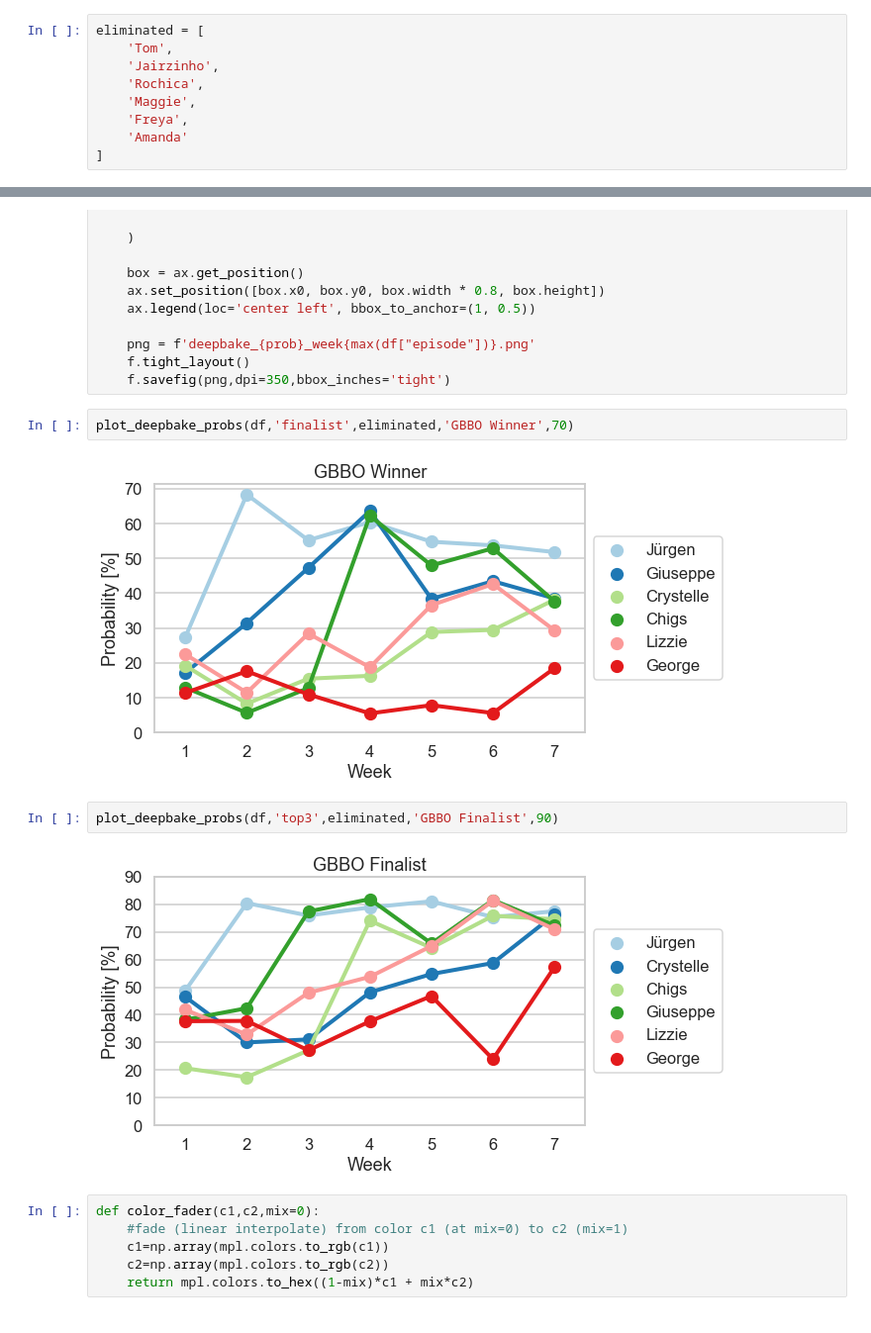
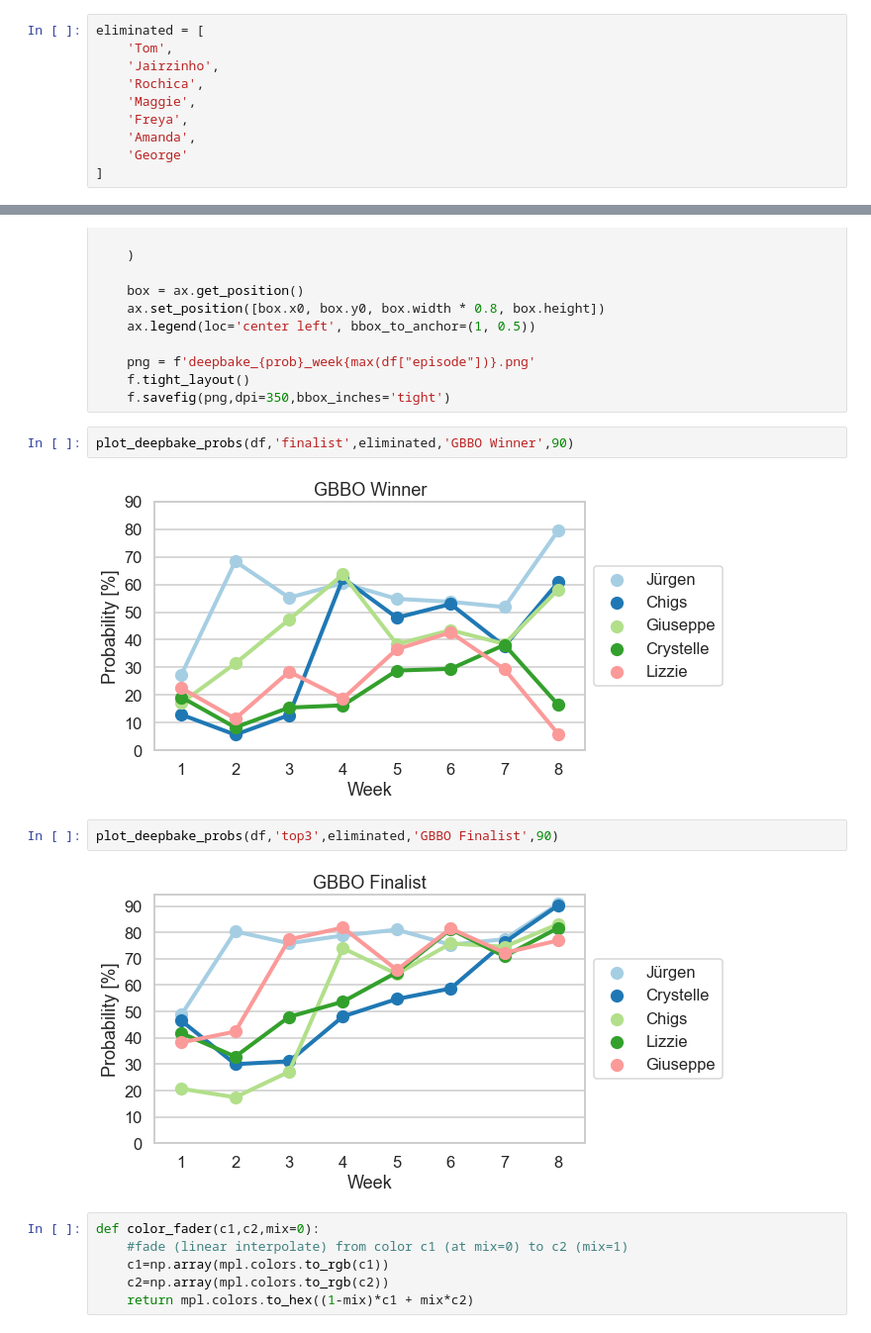
Before and after one commit to dantaki/DeepBake, a Jupyter notebook: NOTEBOOKS/S12/make_plots.ipynb, the cells around one changed output, grey strips where cells are left out. Shown at 99% size. Cells and saved outputs as stored; diff of their text form.

```diff
--- a/NOTEBOOKS/S12/make_plots.ipynb
+++ b/NOTEBOOKS/S12/make_plots.ipynb
@@ -36,7 +36,8 @@ eliminated = [
     'Rochica',
     'Maggie',
     'Freya',
-    'Amanda'
+    'Amanda',
+    'George'
 ]
 # %%
 def plot_deepbake_probs(df,prob,eliminated,title,ymax=100):
@@ -69,13 +70,13 @@ def plot_deepbake_probs(df,prob,eliminated,title,ymax=100):
     f.tight_layout()
     f.savefig(png,dpi=350,bbox_inches='tight')
 # %%
-plot_deepbake_probs(df,'finalist',eliminated,'GBBO Winner',70)
+plot_deepbake_probs(df,'finalist',eliminated,'GBBO Winner',90)
 # %% [output]
-[figure, old version]
+[figure, new version]
 # %%
 plot_deepbake_probs(df,'top3',eliminated,'GBBO Finalist',90)
 # %% [output]
-[figure, old version]
+[figure, new version]
 # %%
 def color_fader(c1,c2,mix=0):
     #fade (linear interpolate) from color c1 (at mix=0) to c2 (mix=1)
```
Also changed, not shown: parts of 3 cells of this notebook, 12 other files.
